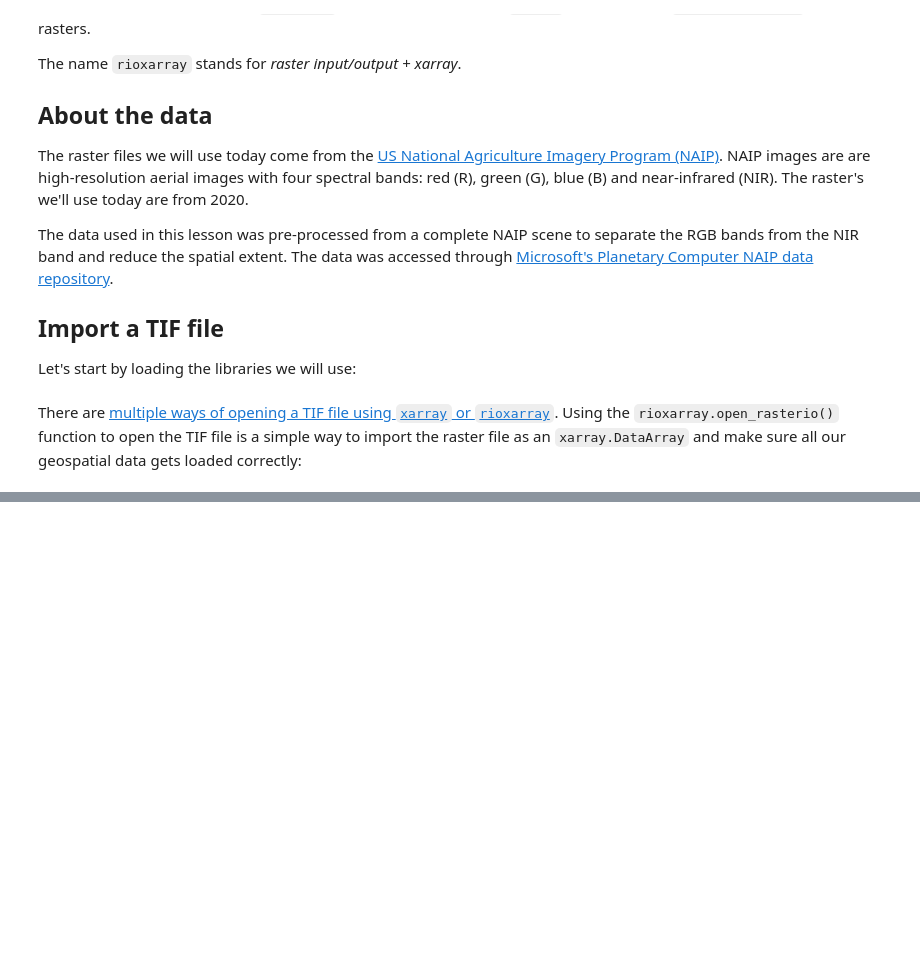
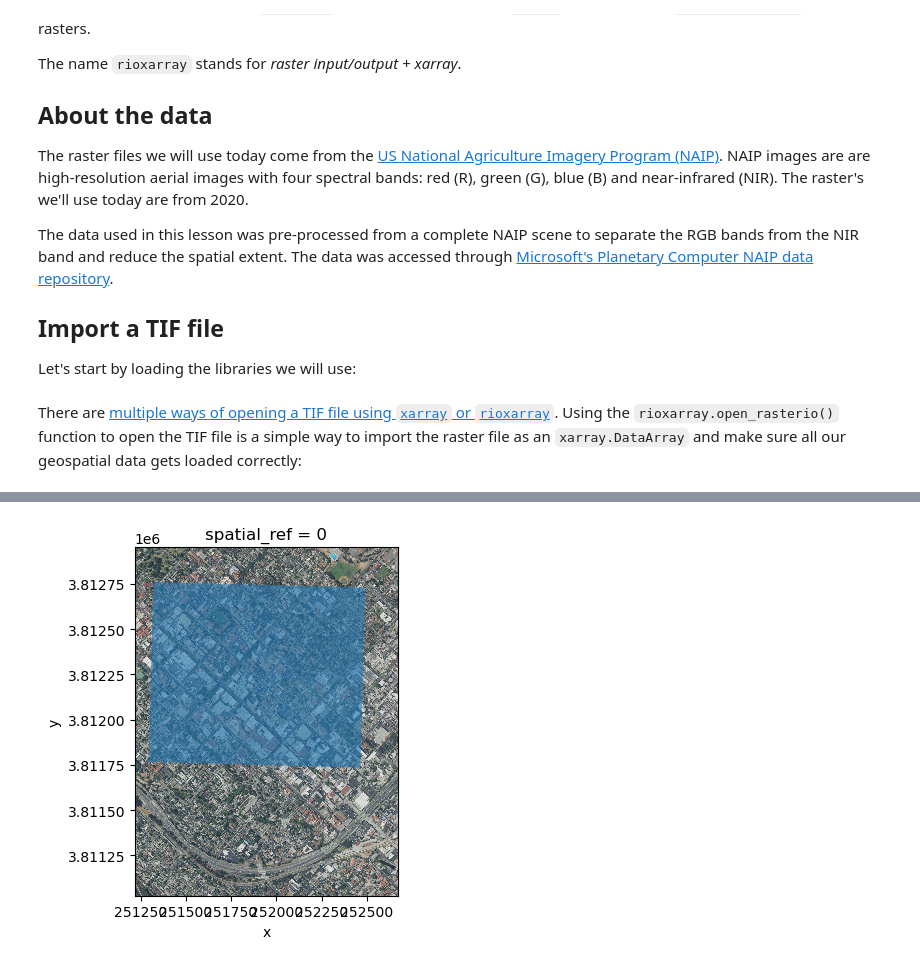
Before and after one commit to austinmartinez12/eds220-2025-in-class, a Jupyter notebook: week8/week8-rioxarray.ipynb, the cells around one changed output, grey strips where cells are left out. Cells and saved outputs as stored; diff of their text form; code cells hidden in the pictures; blank space fills up the shorter version.

```diff
--- a/week8/week8-rioxarray.ipynb
+++ b/week8/week8-rioxarray.ipynb
@@ -27,0 +166,9 @@ root = os.path.join('data', 'rioxarray_lesson_data')
+# %%
+# Plot of RGB raster with AOI overlay
+fig, ax = plt.subplots(figsize=(6, 6 * rgb_aspect_ratio))  # Directly set size and aspect
+
+rgb.plot.imshow(ax=ax)
+aoi.plot(ax=ax, alpha=0.6)
+plt.show()
+# %% [output]
+[figure, added]
```
Also changed, not shown: parts of 28 cells of this notebook, 4 other files.
